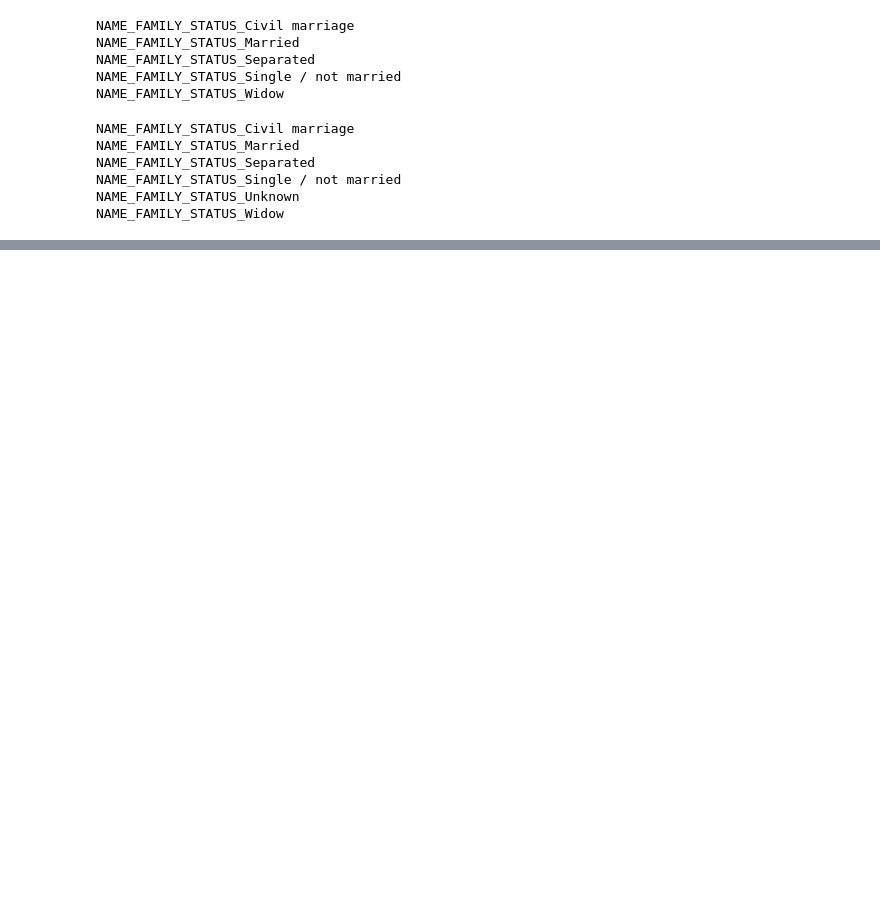
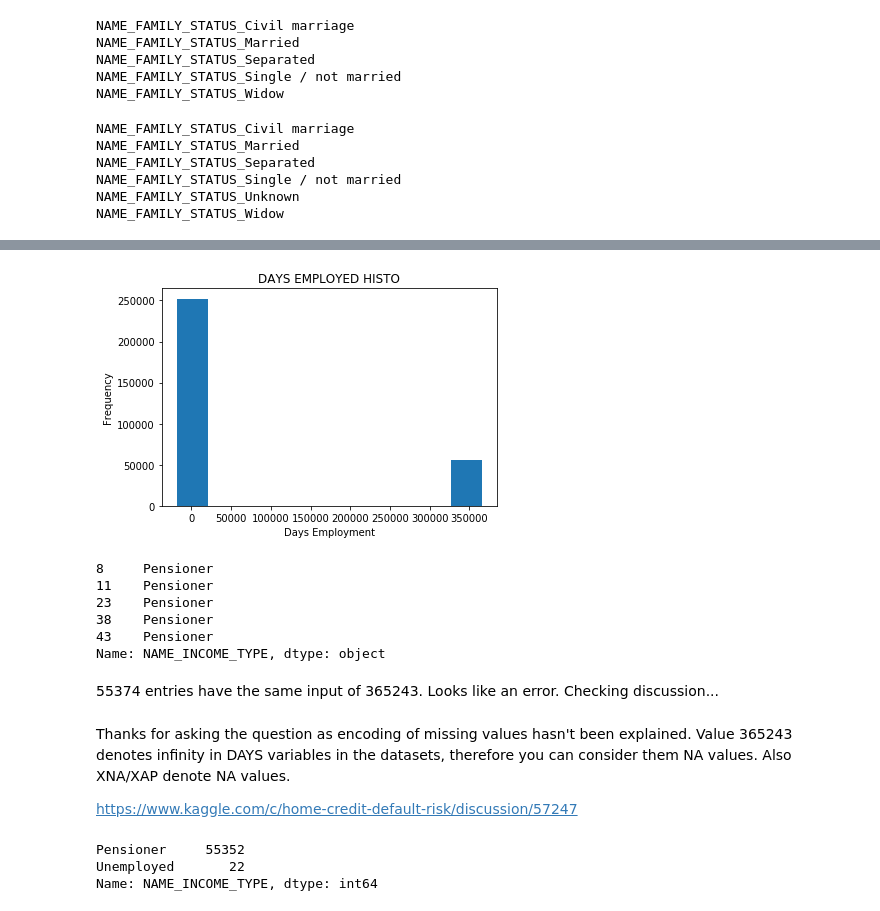
Before and after one commit to LegalEd/unbankedcredit, a Jupyter notebook: unbankedcredit.ipynb, the cells around one changed output, grey strips where cells are left out. Cells and saved outputs as stored; diff of their text form; code cells hidden in the pictures; blank space fills up the shorter version.

Commit message:
checking data for anomalies

```diff
--- a/unbankedcredit.ipynb
+++ b/unbankedcredit.ipynb
@@ -266,8 +266,8 @@ print('%d columns were label encoded.' % le_count)
 3 columns were label encoded.
 # %%
 # one-hot encoding of categorical variables
-app_train = pd.get_dummies(app_train)
-app_test = pd.get_dummies(app_test)
+app_train2 = pd.get_dummies(app_train)
+app_test2 = pd.get_dummies(app_test)
 
 print('Training Features shape: ', app_train.shape)
 print('Testing Features shape: ', app_test.shape)
@@ -311,0 +416,34 @@ NAME_FAMILY_STATUS_Widow
+# %%
+app_train2['DAYS_EMPLOYED'].plot.hist(title = 'DAYS EMPLOYED HISTO');
+plt.xlabel('Days Employment');
+# %% [output]
+[figure, added]
+# %%
+positive_days_employed =  app_train[app_train['DAYS_EMPLOYED'] > 0]
+positive_days_employed['NAME_INCOME_TYPE'].head()
+
+# positive_days_employed['NAME_INCOME_TYPE'].value_counts()
+# %% [output]
+8     Pensioner
+11    Pensioner
+23    Pensioner
+38    Pensioner
+43    Pensioner
+Name: NAME_INCOME_TYPE, dtype: object
+# %% [markdown]
+55374 entries have the same input of 365243. Looks like an error. Checking discussion...
+# %% [markdown]
+Thanks for asking the question as encoding of missing values hasn't been explained. Value 365243 denotes infinity in DAYS variables in the datasets, therefore you can consider them NA values. Also XNA/XAP denote NA values.
+
+https://www.kaggle.com/c/home-credit-default-risk/discussion/57247
+# %%
+positive_days_employed =  app_train[app_train['DAYS_EMPLOYED'] > 0]
+positive_days_employed['NAME_INCOME_TYPE'].value_counts()
+
+# for col in app_train:
+#     if "TYPE" in col:
+#         print(col)
+# %% [output]
+Pensioner     55352
+Unemployed       22
+Name: NAME_INCOME_TYPE, dtype: int64
```
Also changed, not shown: parts of 23 cells of this notebook.
